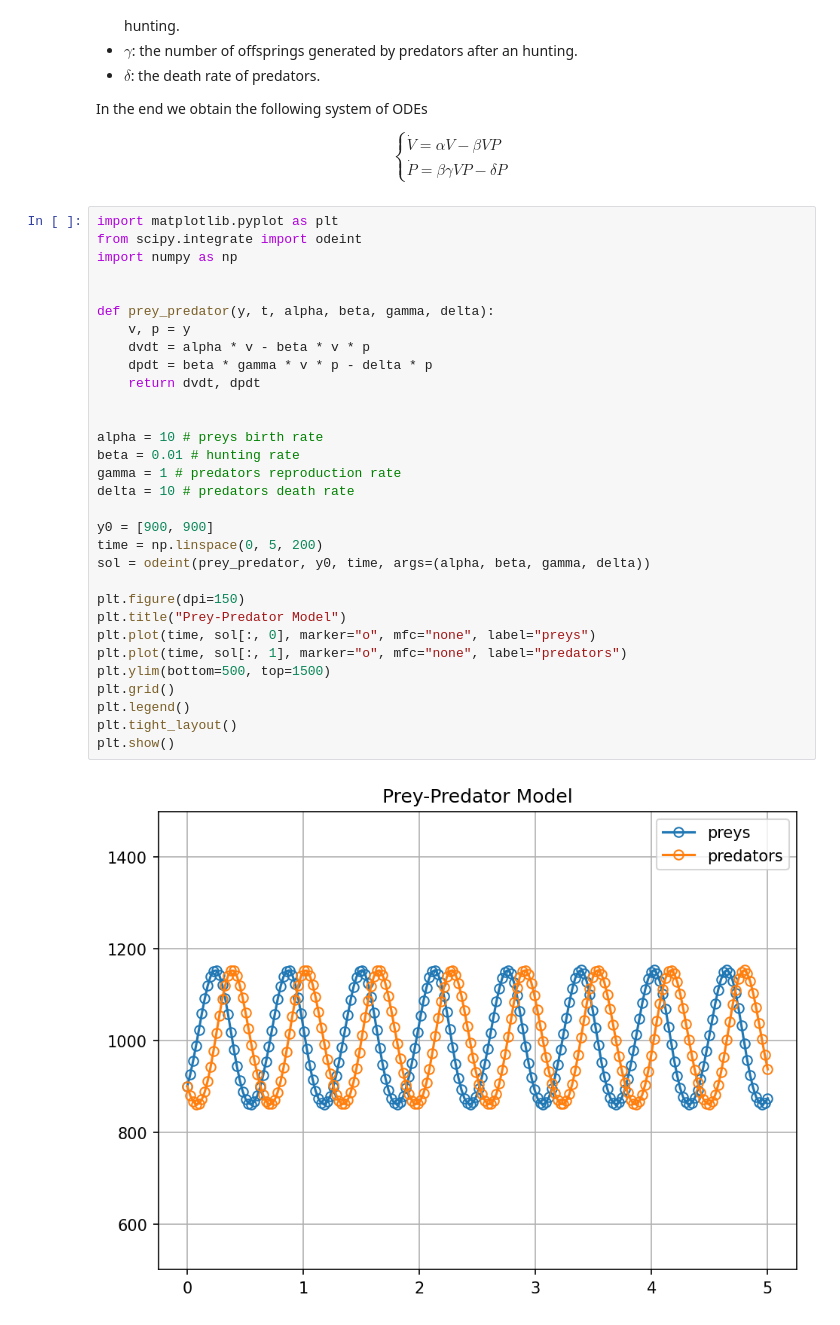
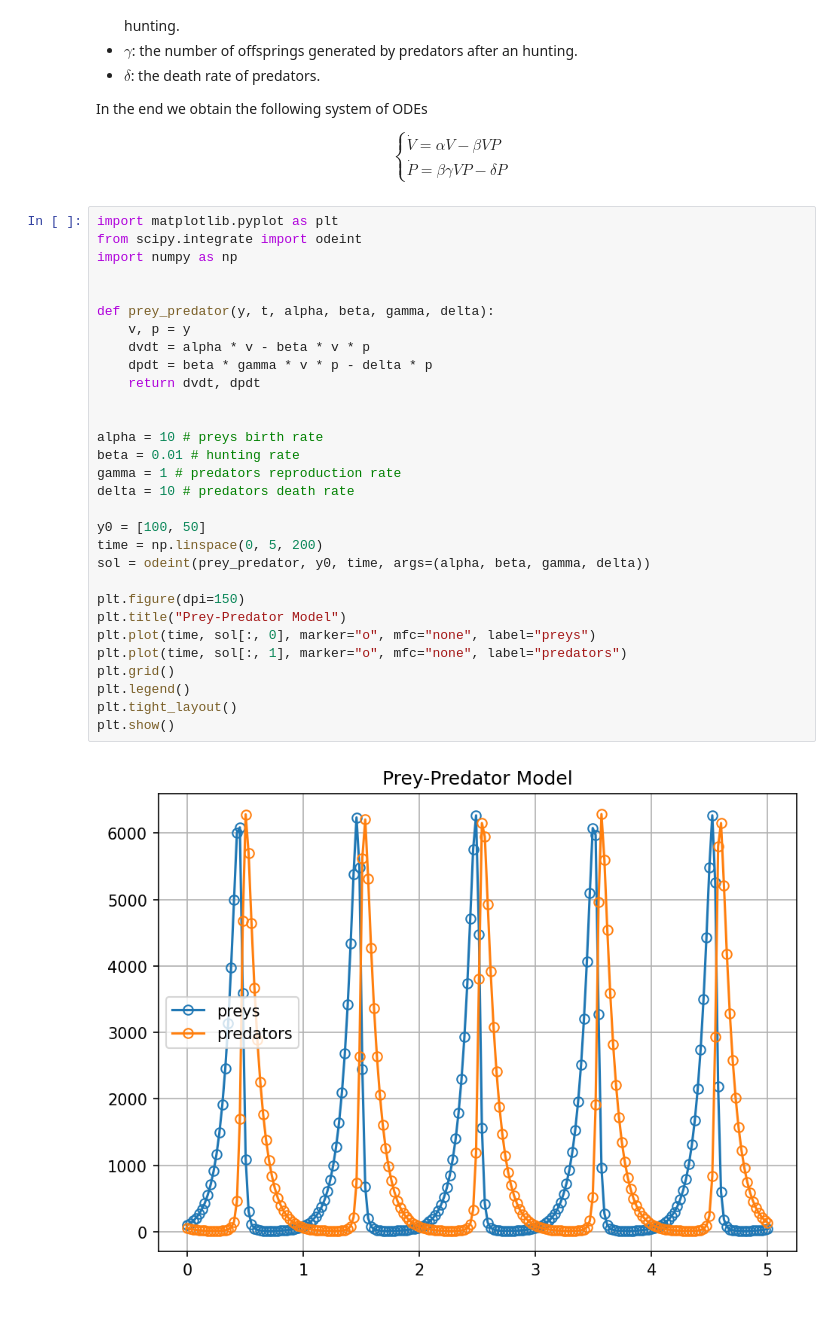
Before and after one commit to FedericoBustaffa/cmcs, a Jupyter notebook: notebooks/prey_predators.ipynb, the cells around one changed output. Saved outputs shown, nothing was run; the diff lists cells and outputs as text.

```diff
--- a/notebooks/prey_predators.ipynb
+++ b/notebooks/prey_predators.ipynb
@@ -26,33 +26,32 @@ $$
 # %%
 import matplotlib.pyplot as plt
 from scipy.integrate import odeint
 import numpy as np
 
 
 def prey_predator(y, t, alpha, beta, gamma, delta):
     v, p = y
     dvdt = alpha * v - beta * v * p
     dpdt = beta * gamma * v * p - delta * p
     return dvdt, dpdt
 
 
 alpha = 10 # preys birth rate
 beta = 0.01 # hunting rate
 gamma = 1 # predators reproduction rate
 delta = 10 # predators death rate
 
-y0 = [900, 900]
+y0 = [100, 50]
 time = np.linspace(0, 5, 200)
 sol = odeint(prey_predator, y0, time, args=(alpha, beta, gamma, delta))
 
 plt.figure(dpi=150)
 plt.title("Prey-Predator Model")
 plt.plot(time, sol[:, 0], marker="o", mfc="none", label="preys")
 plt.plot(time, sol[:, 1], marker="o", mfc="none", label="predators")
-plt.ylim(bottom=500, top=1500)
 plt.grid()
 plt.legend()
 plt.tight_layout()
 plt.show()
 # %% [output]
-[figure, old version]
+[figure, new version]
```
Also changed, not shown: parts of 2 cells of this notebook, 1 other file.
